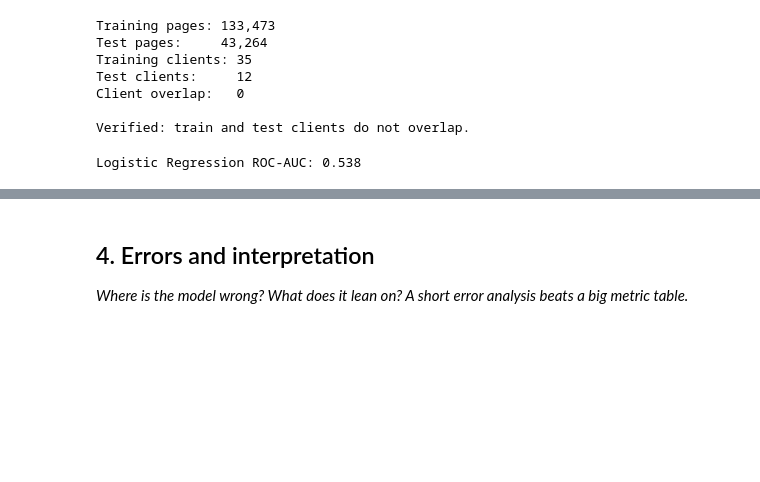
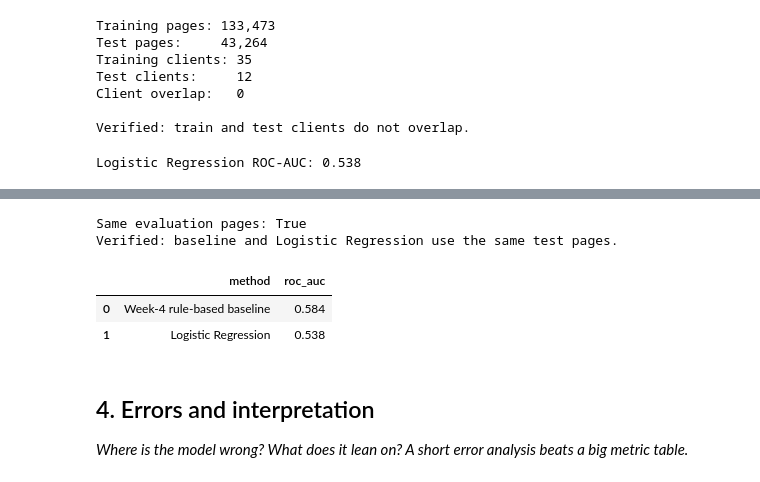
Before and after one commit to hussaintinwala2/Flyrank, a Jupyter notebook: work/notebooks/w05_model.ipynb, the cells around one changed output, grey strips where cells are left out. Saved outputs shown, nothing was run; the diff lists cells and outputs as text; code cells hidden in the pictures; blank space fills up the shorter version.

```diff
--- a/work/notebooks/w05_model.ipynb
+++ b/work/notebooks/w05_model.ipynb
@@ -375,3 +477,48 @@ Logistic Regression ROC-AUC: 0.538
+# %%
+# Confirm that the baseline and model are being evaluated on the same pages.
+
+model_keys = set(
+    zip(
+        test_page["client_hash_id"],
+        test_page["content_hash_id"]
+    )
+)
+
+baseline_keys = set(
+    zip(
+        baseline_eval["client_hash_id"],
+        baseline_eval["content_hash_id"]
+    )
+)
+
+print("Same evaluation pages:", model_keys == baseline_keys)
+
+assert model_keys == baseline_keys
+assert len(baseline_y) == len(y_test)
+
+print("Verified: baseline and Logistic Regression use the same test pages.")
+# %% [output]
+Same evaluation pages: True
+Verified: baseline and Logistic Regression use the same test pages.
+# %%
+comparison = pd.DataFrame({
+    "method": [
+        "Week-4 rule-based baseline",
+        "Logistic Regression"
+    ],
+    "roc_auc": [
+        baseline_auc,
+        model_auc
+    ]
+})
+
+comparison["roc_auc"] = comparison["roc_auc"].round(3)
+
+display(comparison)
+# %% [output]
+|  | method | roc_auc |
+| 0 | Week-4 rule-based baseline | 0.584 |
+| 1 | Logistic Regression | 0.538 |
 # %% [markdown]
 ## 4. Errors and interpretation
 
```
Also changed, not shown: parts of 4 cells of this notebook.
